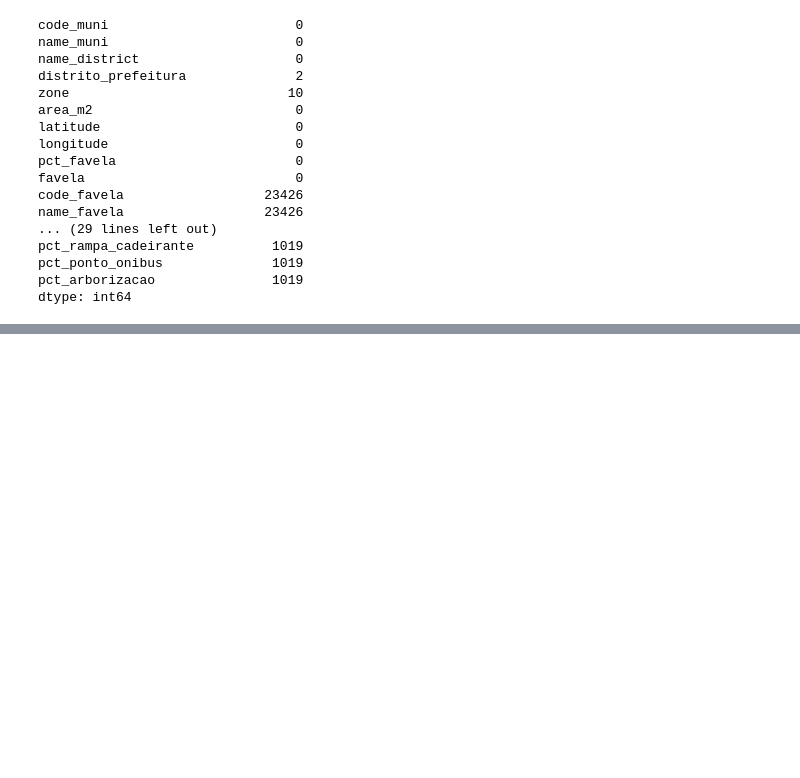
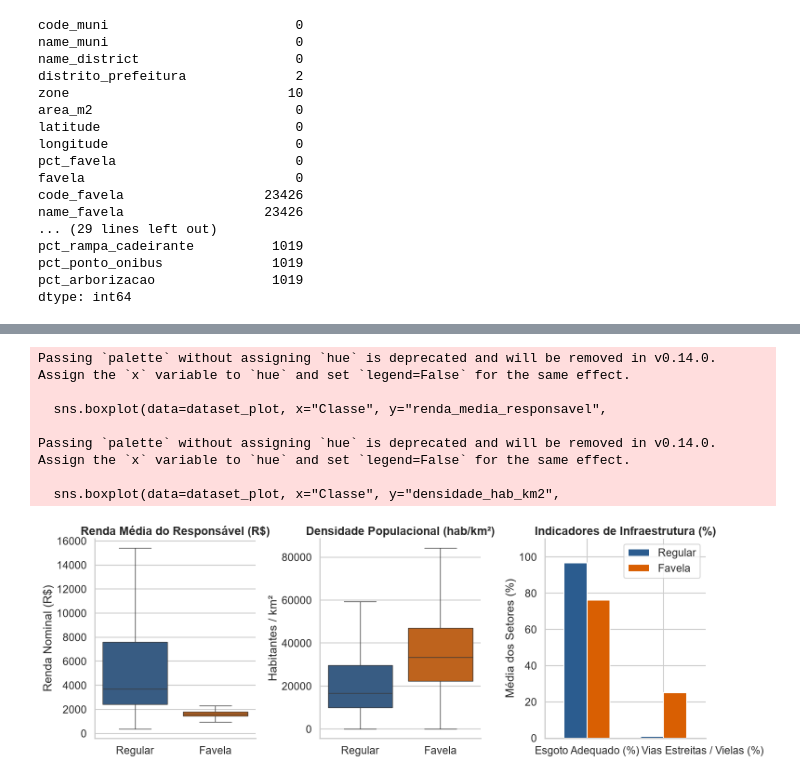
Before and after one commit to TalesVMAlves/spsd, a Jupyter notebook: notebooks/comunidades_ibge.ipynb, the cells around one changed output, grey strips where cells are left out. Cells and saved outputs as stored; diff of their text form; code cells hidden in the pictures; blank space fills up the shorter version.

```diff
--- a/notebooks/comunidades_ibge.ipynb
+++ b/notebooks/comunidades_ibge.ipynb
@@ -566,0 +695,47 @@ dtype: int64
+# %%
+#Painel Comparativo: Renda, Densidade e Infraestrutura (Regular vs. Favela)
+fig, axes = plt.subplots(1, 3, figsize=(16, 5.5))
+
+dataset_plot = dataset.copy()
+dataset_plot["Classe"] = dataset_plot["favela"].map({0: "Regular", 1: "Favela"})
+
+# Subplot A: Renda Média do Responsável (sem outliers extremos para melhor visualização)
+sns.boxplot(data=dataset_plot, x="Classe", y="renda_media_responsavel",
+            palette=CORES, showfliers=False, ax=axes[0])
+axes[0].set_title("Renda Média do Responsável (R$)", fontweight="bold")
+axes[0].set_xlabel("")
+axes[0].set_ylabel("Renda Nominal (R$)")
+
+# Subplot B: Densidade Demográfica (hab/km²)
+sns.boxplot(data=dataset_plot, x="Classe", y="densidade_hab_km2",
+            palette=CORES, showfliers=False, ax=axes[1])
+axes[1].set_title("Densidade Populacional (hab/km²)", fontweight="bold")
+axes[1].set_xlabel("")
+axes[1].set_ylabel("Habitantes / km²")
+
+# Subplot C: Vias estreitas (só pedestres/motos) e Esgoto Adequado (Médias)
+infra_medias = (
+    dataset_plot.groupby("Classe")[["pct_esgoto_adequado", "pct_via_so_pedestre_moto"]]
+    .mean()
+    .reindex(["Regular", "Favela"]) * 100
+)
+infra_medias.columns = ["Esgoto Adequado (%)", "                            Vias Estreitas / Vielas (%)"]
+infra_medias.T.plot(kind="bar", color=CORES, ax=axes[2], rot=0, width=0.6)
+axes[2].set_title("Indicadores de Infraestrutura (%)", fontweight="bold")
+axes[2].set_ylabel("Média dos Setores (%)")
+axes[2].set_ylim(0, 110)
+axes[2].legend(title="")
+
+sns.despine()
+plt.tight_layout()
+plt.savefig(OUT / "grafico_3_comparativo_socioeconomico.png", dpi=300)
+plt.show()
+# %% [output]
+Passing `palette` without assigning `hue` is deprecated and will be removed in v0.14.0. Assign the `x` variable to `hue` and set `legend=False` for the same effect.
+
+  sns.boxplot(data=dataset_plot, x="Classe", y="renda_media_responsavel",
+
+Passing `palette` without assigning `hue` is deprecated and will be removed in v0.14.0. Assign the `x` variable to `hue` and set `legend=False` for the same effect.
+
+  sns.boxplot(data=dataset_plot, x="Classe", y="densidade_hab_km2",
+[figure, added]
```
Also changed, not shown: parts of 17 cells of this notebook.
